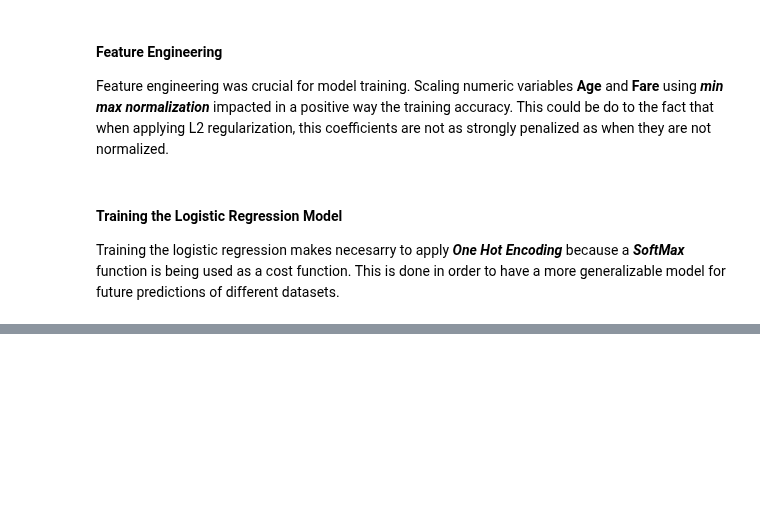
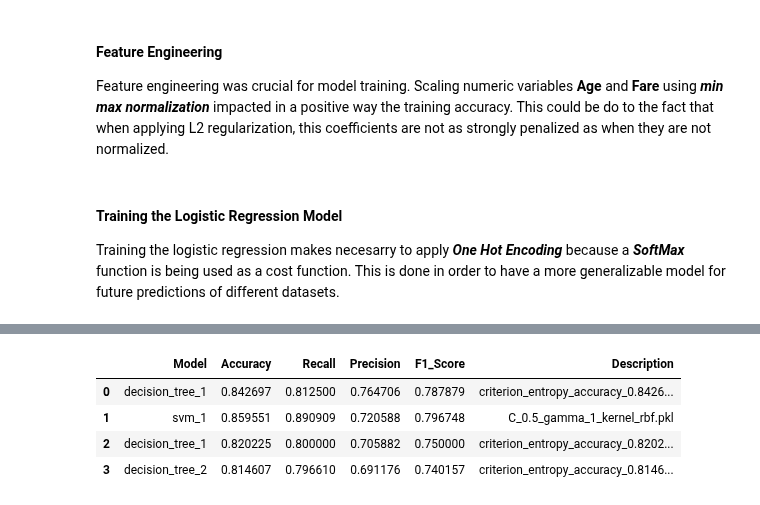
Before and after one commit to Tepi994/Statistical-Learning1, a Jupyter notebook: titanic_dataset/Titanic_Ensemble_Learning.ipynb, the cells around one changed output, grey strips where cells are left out. Saved outputs shown, nothing was run; the diff lists cells and outputs as text; code cells hidden in the pictures; blank space fills up the shorter version.

```diff
--- a/titanic_dataset/Titanic_Ensemble_Learning.ipynb
+++ b/titanic_dataset/Titanic_Ensemble_Learning.ipynb
@@ -615,0 +618,8 @@ for i in range(0,train_bayes.shape[1]-1,1):
+# %%
+chronicle
+# %% [output]
+|  | Model | Accuracy | Recall | Precision | F1_Score | Description |
+| 0 | decision_tree_1 | 0.842697 | 0.812500 | 0.764706 | 0.787879 | criterion_entropy_accuracy_0.8426... |
+| 1 | svm_1 | 0.859551 | 0.890909 | 0.720588 | 0.796748 | C_0.5_gamma_1_kernel_rbf.pkl |
+| 2 | decision_tree_1 | 0.820225 | 0.800000 | 0.705882 | 0.750000 | criterion_entropy_accuracy_0.8202... |
+| 3 | decision_tree_2 | 0.814607 | 0.796610 | 0.691176 | 0.740157 | criterion_entropy_accuracy_0.8146... |
```
Also changed, not shown: parts of 16 cells of this notebook, 10 other files.
